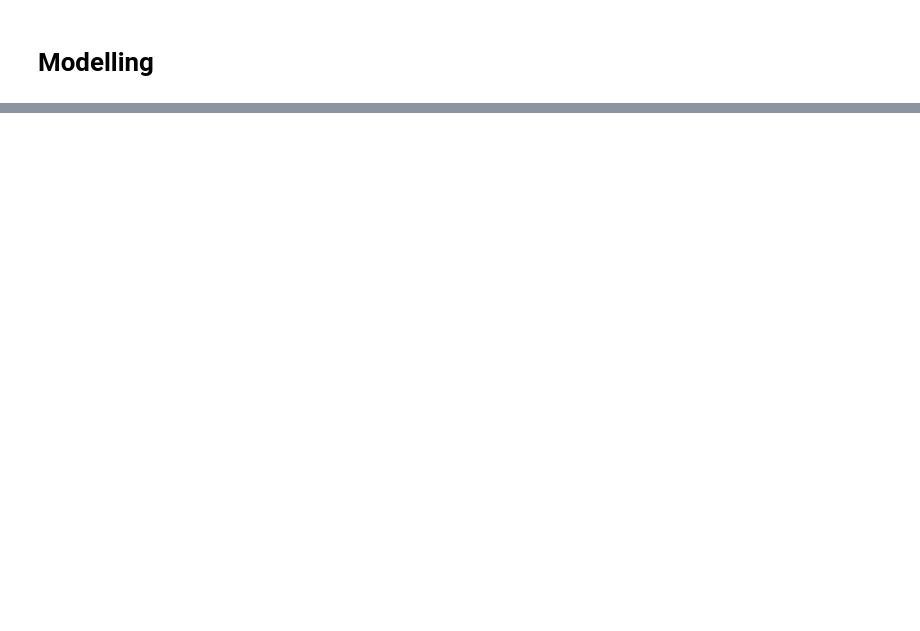
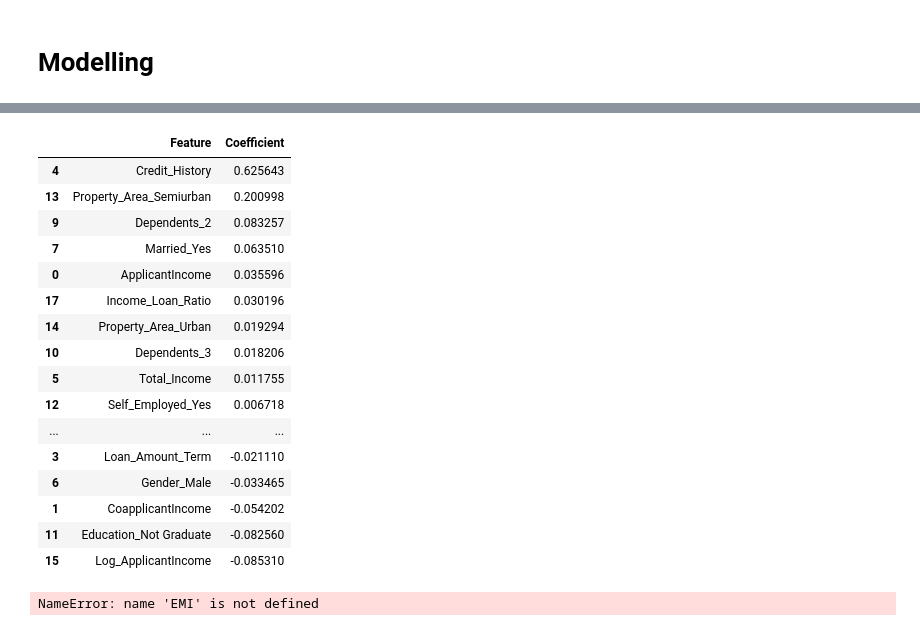
Before and after one commit to Lawrync/LOAN-PREDICTION-HACKATHON, a Jupyter notebook: Loan_prediction.ipynb, the cells around one changed output, grey strips where cells are left out. Saved outputs shown, nothing was run; the diff lists cells and outputs as text; code cells hidden in the pictures; blank space fills up the shorter version.

```diff
--- a/Loan_prediction.ipynb
+++ b/Loan_prediction.ipynb
@@ -769,0 +1302,11 @@ print(vif_data)
+# %%
+from imblearn.pipeline import Pipeline
+from sklearn.preprocessing import StandardScaler
+from imblearn.over_sampling import SMOTE
+from sklearn.linear_model import LogisticRegression
+
+pipeline = Pipeline([
+    ('scaler', StandardScaler()),
+    ('smote', SMOTE(random_state=42)),
+    ('model', LogisticRegression(max_iter=1000))
+])
@@ -769,0 +1420,32 @@ print(vif_data)
+# %%
+coef_df = pd.DataFrame({
+    'Feature': X.columns,
+    'Coefficient': best_model.named_steps['model'].coef_[0]
+}).sort_values(by='Coefficient', ascending=False)
+
+coef_df
+# %% [output]
+|  | Feature | Coefficient |
+| 4 | Credit_History | 0.625643 |
+| 13 | Property_Area_Semiurban | 0.200998 |
+| 9 | Dependents_2 | 0.083257 |
+| 7 | Married_Yes | 0.063510 |
+| 0 | ApplicantIncome | 0.035596 |
+| 17 | Income_Loan_Ratio | 0.030196 |
+| 14 | Property_Area_Urban | 0.019294 |
+| 10 | Dependents_3 | 0.018206 |
+| 5 | Total_Income | 0.011755 |
+| 12 | Self_Employed_Yes | 0.006718 |
+| ... | ... | ... |
+| 3 | Loan_Amount_Term | -0.021110 |
+| 6 | Gender_Male | -0.033465 |
+| 1 | CoapplicantIncome | -0.054202 |
+| 11 | Education_Not Graduate | -0.082560 |
+| 15 | Log_ApplicantIncome | -0.085310 |
+# %%
+EMI
+Self_Employed_Yes
+Total_Income
+Dependents_3
+# %% [output]
+NameError: name 'EMI' is not defined
```
Also changed, not shown: parts of 42 cells of this notebook.
